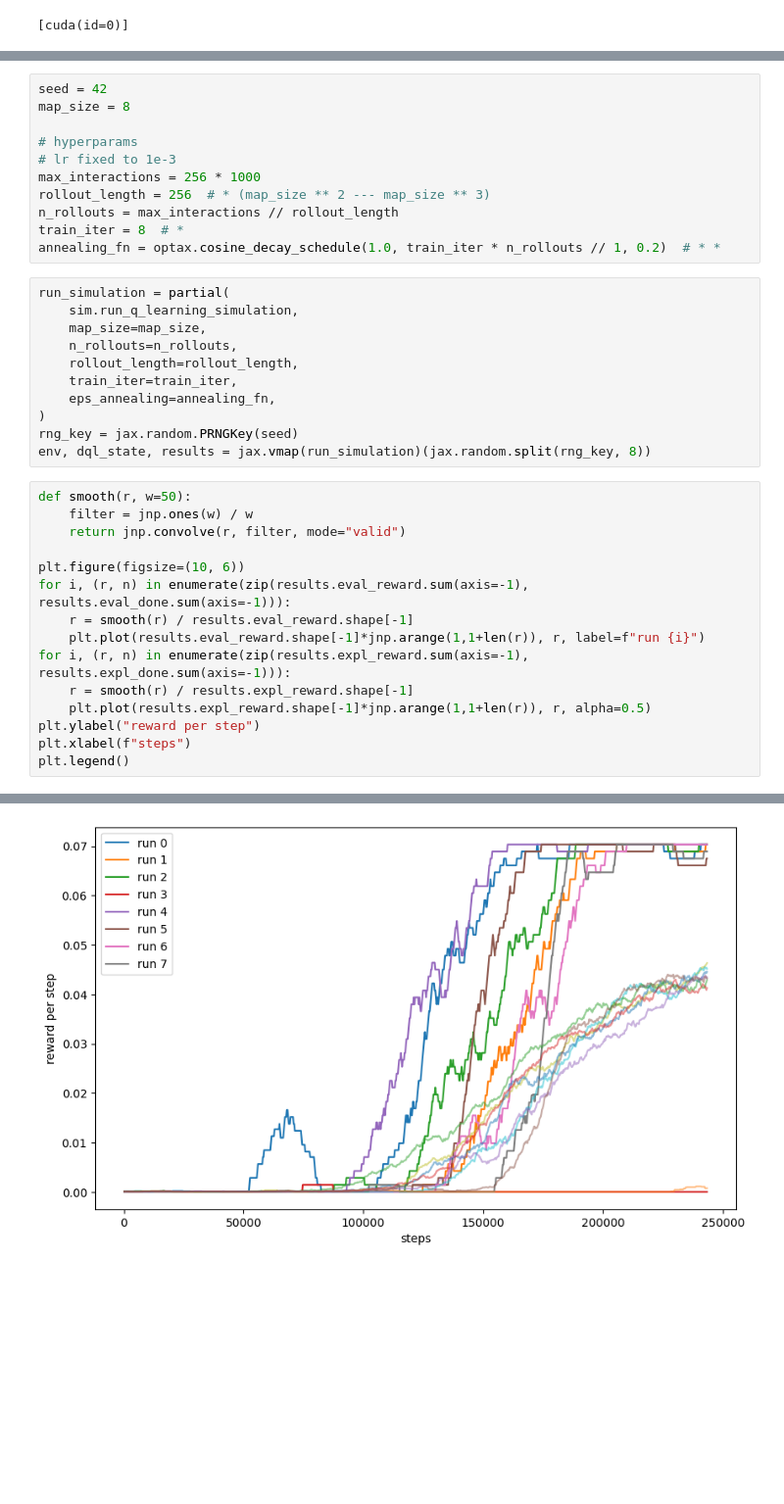
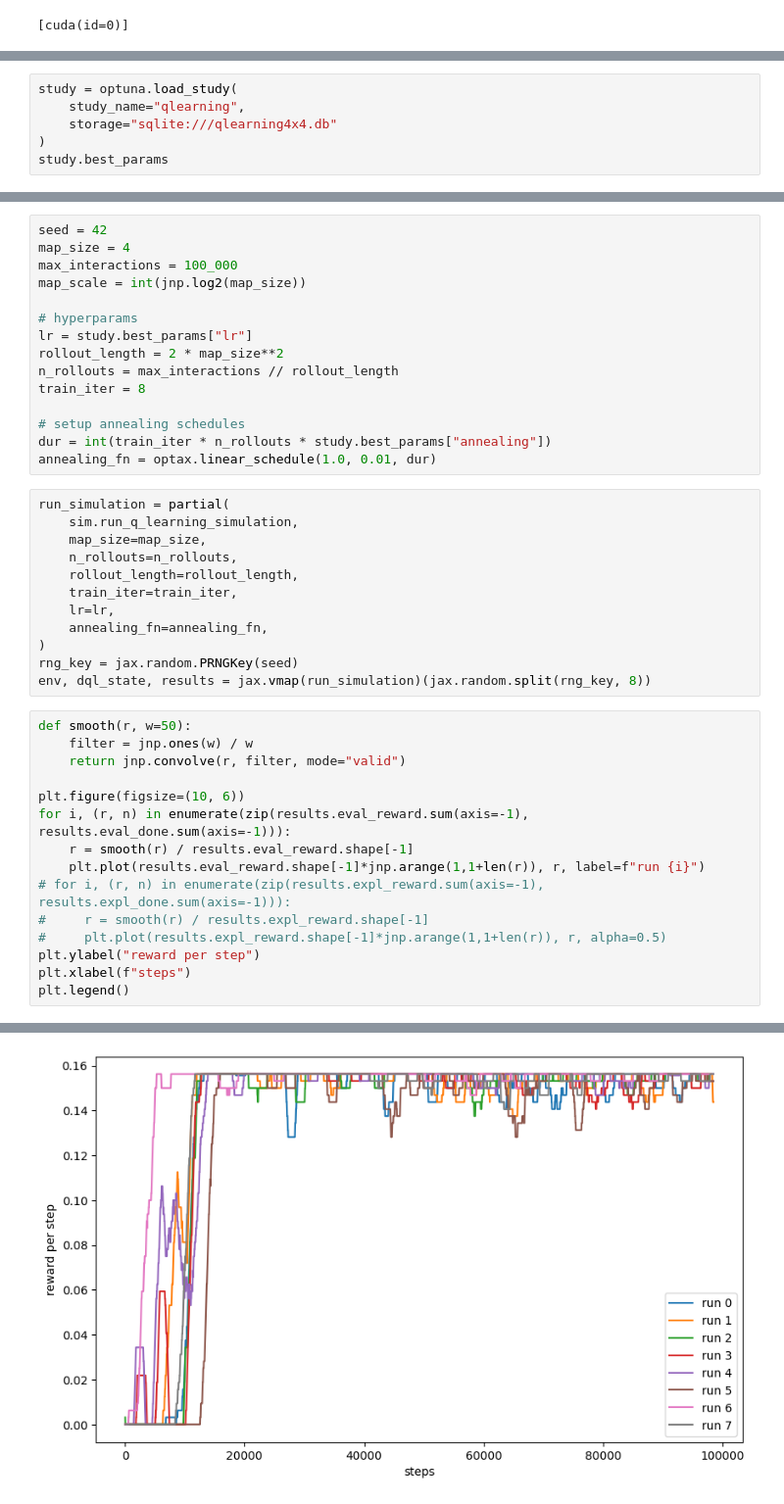
Before and after one commit to davidesartor/MANGO-lite, a Jupyter notebook: jax/test qlearning.ipynb, the cells around one changed output, grey strips where cells are left out. Shown: that part at 98% size. Cells and saved outputs as stored; diff of their text form; blank space fills up the shorter version.

```diff
--- a/jax/test qlearning.ipynb
+++ b/jax/test qlearning.ipynb
@@ -15,0 +16,6 @@ import sim
+# %%
+study = optuna.load_study(
+    study_name="qlearning",
+    storage="sqlite:///qlearning4x4.db"
+)
+study.best_params
@@ -16,14 +24,18 @@ import sim
 # %%
 seed = 42
-map_size = 8
+map_size = 4
+max_interactions = 100_000
+map_scale = int(jnp.log2(map_size))
 
 # hyperparams
-# lr fixed to 1e-3
-max_interactions = 256 * 1000
-rollout_length = 256  # * (map_size ** 2 --- map_size ** 3)
+lr = study.best_params["lr"]
+rollout_length = 2 * map_size**2
 n_rollouts = max_interactions // rollout_length
-train_iter = 8  # *
-annealing_fn = optax.cosine_decay_schedule(1.0, train_iter * n_rollouts // 1, 0.2)  # * *
+train_iter = 8
+
+# setup annealing schedules
+dur = int(train_iter * n_rollouts * study.best_params["annealing"])
+annealing_fn = optax.linear_schedule(1.0, 0.01, dur)
 # %%
 run_simulation = partial(
     sim.run_q_learning_simulation,
@@ -31,28 +43,29 @@ run_simulation = partial(
     n_rollouts=n_rollouts,
     rollout_length=rollout_length,
     train_iter=train_iter,
-    eps_annealing=annealing_fn,
+    lr=lr,
+    annealing_fn=annealing_fn,
 )
 rng_key = jax.random.PRNGKey(seed)
 env, dql_state, results = jax.vmap(run_simulation)(jax.random.split(rng_key, 8))
 # %%
 def smooth(r, w=50):
     filter = jnp.ones(w) / w
     return jnp.convolve(r, filter, mode="valid")
 
 plt.figure(figsize=(10, 6))
 for i, (r, n) in enumerate(zip(results.eval_reward.sum(axis=-1), results.eval_done.sum(axis=-1))):
     r = smooth(r) / results.eval_reward.shape[-1]
     plt.plot(results.eval_reward.shape[-1]*jnp.arange(1,1+len(r)), r, label=f"run {i}")
-for i, (r, n) in enumerate(zip(results.expl_reward.sum(axis=-1), results.expl_done.sum(axis=-1))):
-    r = smooth(r) / results.expl_reward.shape[-1]
-    plt.plot(results.expl_reward.shape[-1]*jnp.arange(1,1+len(r)), r, alpha=0.5)
+# for i, (r, n) in enumerate(zip(results.expl_reward.sum(axis=-1), results.expl_done.sum(axis=-1))):
+#     r = smooth(r) / results.expl_reward.shape[-1]
+#     plt.plot(results.expl_reward.shape[-1]*jnp.arange(1,1+len(r)), r, alpha=0.5)
 plt.ylabel("reward per step")
 plt.xlabel(f"steps")
 plt.legend()
 # %% [output]
 <matplotlib.legend.Legend at 0x...>
-[figure, old version]
+[figure, new version]
 # %%
 import qlearning
 batch_rollout = jax.vmap(partial(qlearning.eps_greedy_rollout, rng_key=rng_key, epsilon=0.0, steps=128))
```
Also changed, not shown: parts of 5 cells of this notebook, 11 other files.
